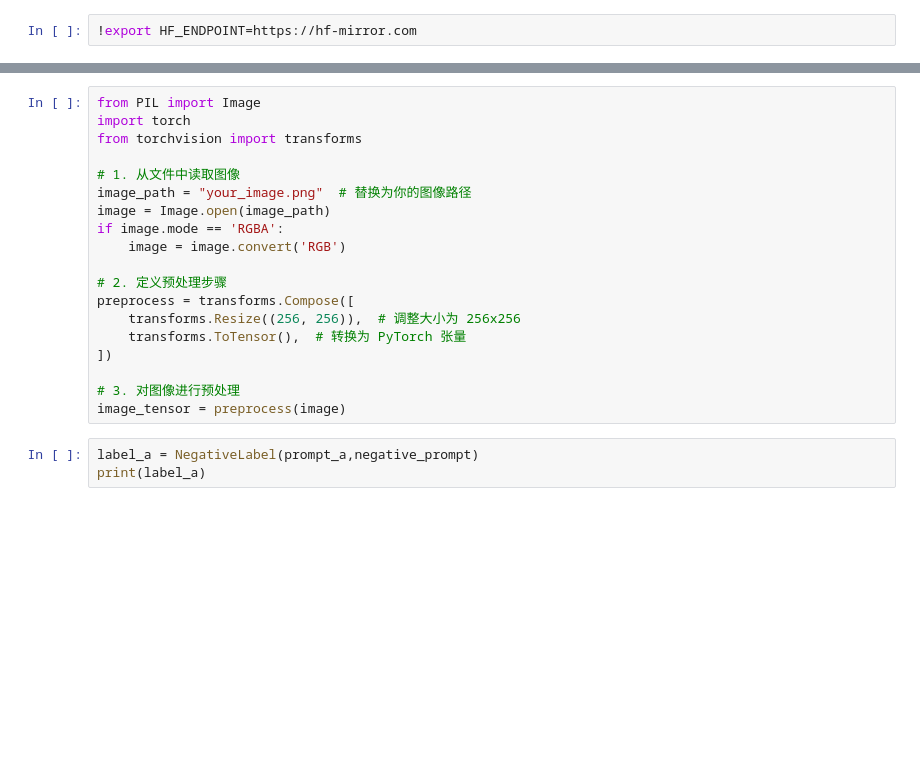
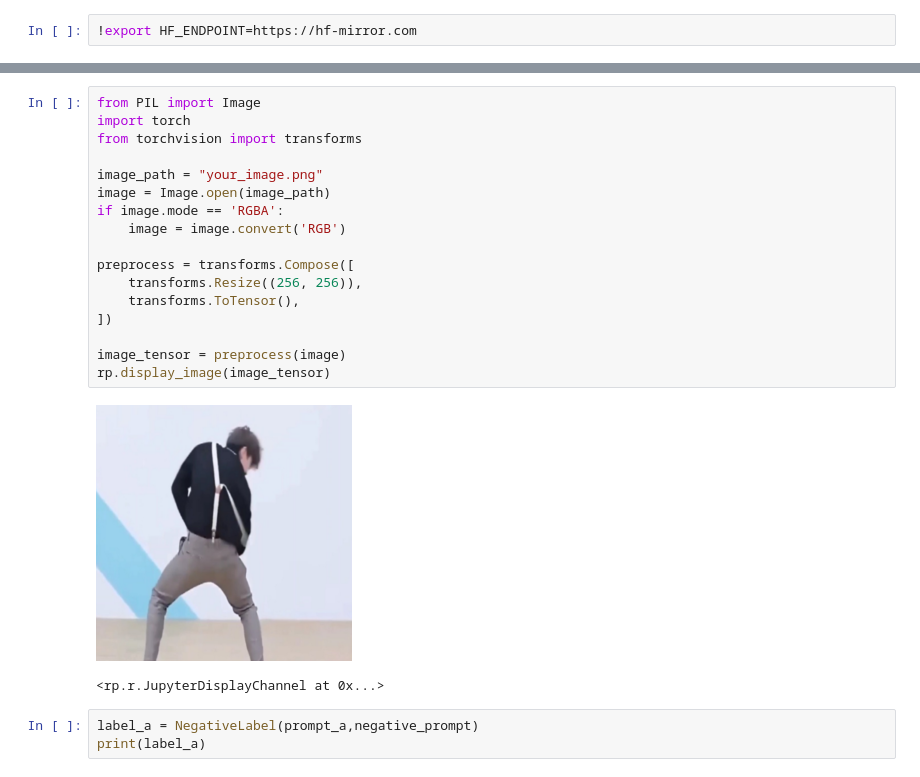
Before and after one commit to DiffusionIllusionCV23/Diffusion-Illusions, a Jupyter notebook: image_prompt.ipynb, the cells around one changed output, grey strips where cells are left out. Drawn from its saved outputs; the diff is of its cells as text; blank space fills up the shorter version.

```diff
--- a/image_prompt.ipynb
+++ b/image_prompt.ipynb
@@ -51,22 +51,23 @@ device=s.device
 # %%
 from PIL import Image
 import torch
 from torchvision import transforms
 
-# 1. 从文件中读取图像
-image_path = "your_image.png"  # 替换为你的图像路径
+image_path = "your_image.png"
 image = Image.open(image_path)
 if image.mode == 'RGBA':
     image = image.convert('RGB')
 
-# 2. 定义预处理步骤
 preprocess = transforms.Compose([
-    transforms.Resize((256, 256)),  # 调整大小为 256x256
-    transforms.ToTensor(),  # 转换为 PyTorch 张量
+    transforms.Resize((256, 256)),
+    transforms.ToTensor(),
 ])
 
-# 3. 对图像进行预处理
 image_tensor = preprocess(image)
+rp.display_image(image_tensor)
+# %% [output]
+[figure, added]
+<rp.r.JupyterDisplayChannel at 0x...>
 # %%
 label_a = NegativeLabel(prompt_a,negative_prompt)
 print(label_a)
```
Also changed, not shown: parts of 20 cells of this notebook, 5 other files.
